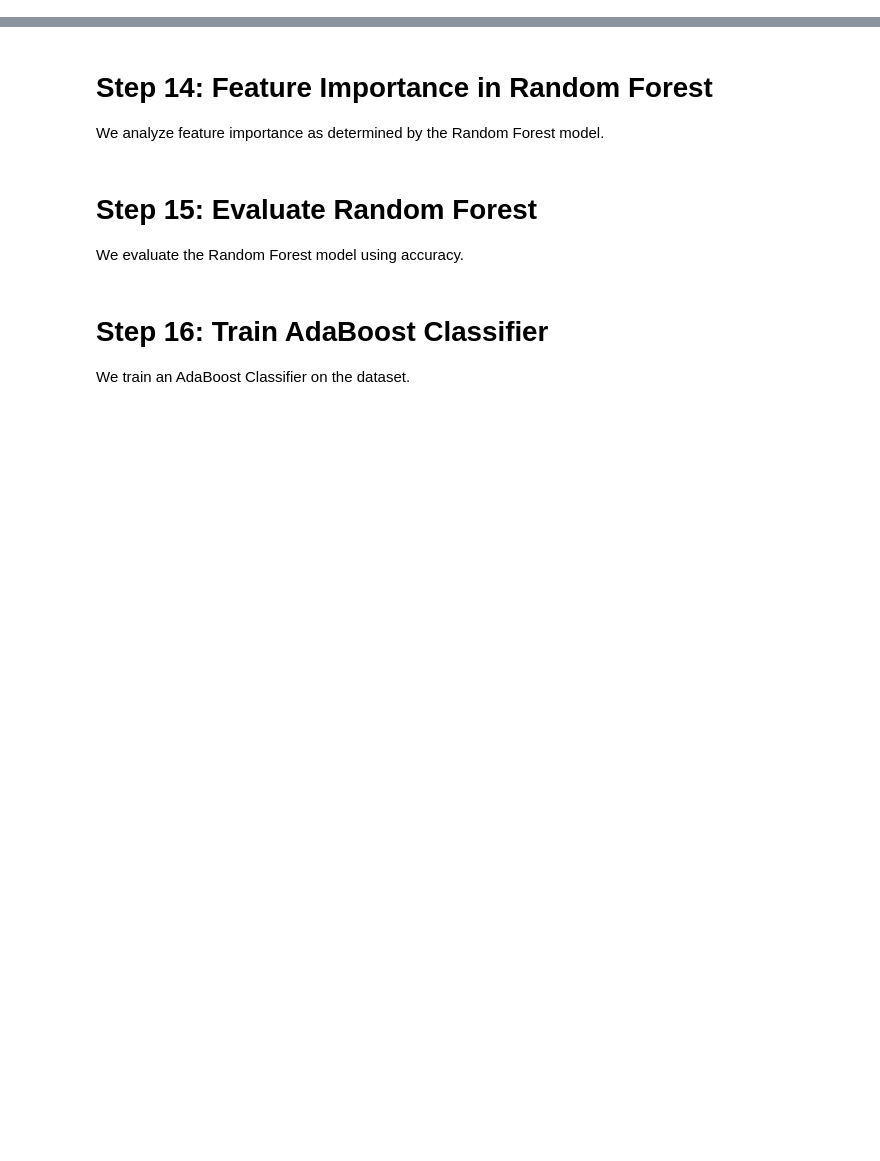
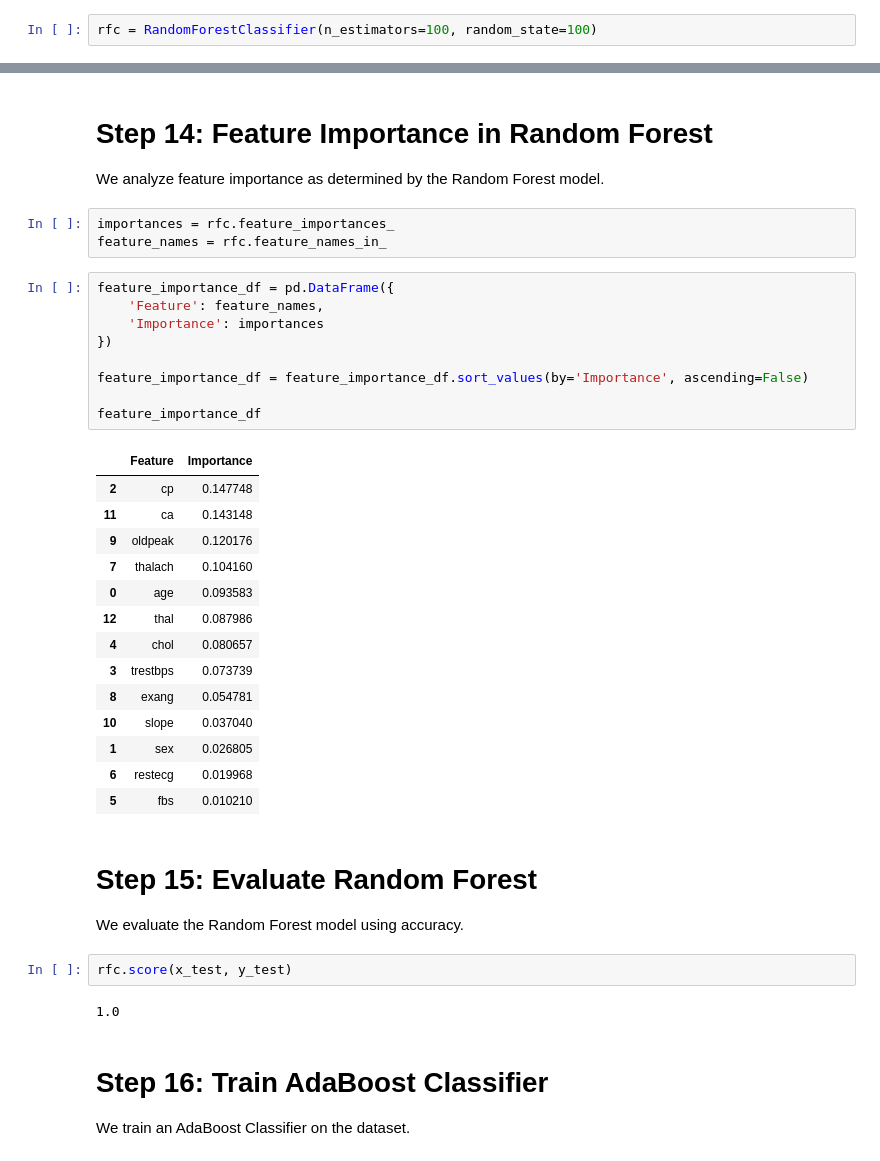
Before and after one commit to MeetBagda/Machine-Learning-Practical-Lab, a Jupyter notebook: ML_LAB_8/Lab 8.ipynb, the cells around one changed output, grey strips where cells are left out. Cells and saved outputs as stored; diff of their text form; blank space fills up the shorter version.

```diff
--- a/ML_LAB_8/Lab 8.ipynb
+++ b/ML_LAB_8/Lab 8.ipynb
@@ -222,0 +254,2 @@ We train a Random Forest Classifier on the dataset.
+# %%
+rfc = RandomForestClassifier(n_estimators=100, random_state=100)
@@ -223,9 +267,40 @@ We train a Random Forest Classifier on the dataset.
 # %% [markdown]
 # Step 14: Feature Importance in Random Forest
 We analyze feature importance as determined by the Random Forest model.
+# %%
+importances = rfc.feature_importances_
+feature_names = rfc.feature_names_in_
+# %%
+feature_importance_df = pd.DataFrame({
+    'Feature': feature_names,
+    'Importance': importances
+})
+
+feature_importance_df = feature_importance_df.sort_values(by='Importance', ascending=False)
+
+feature_importance_df
+# %% [output]
+|  | Feature | Importance |
+| 2 | cp | 0.147748 |
+| 11 | ca | 0.143148 |
+| 9 | oldpeak | 0.120176 |
+| 7 | thalach | 0.104160 |
+| 0 | age | 0.093583 |
+| 12 | thal | 0.087986 |
+| 4 | chol | 0.080657 |
+| 3 | trestbps | 0.073739 |
+| 8 | exang | 0.054781 |
+| 10 | slope | 0.037040 |
+| 1 | sex | 0.026805 |
+| 6 | restecg | 0.019968 |
+| 5 | fbs | 0.010210 |
 # %% [markdown]
 # Step 15: Evaluate Random Forest
 We evaluate the Random Forest model using accuracy.
+# %%
+rfc.score(x_test, y_test)
+# %% [output]
+1.0
 # %% [markdown]
 # Step 16: Train AdaBoost Classifier
 We train an AdaBoost Classifier on the dataset.
```
Also changed, not shown: parts of 12 cells of this notebook.
